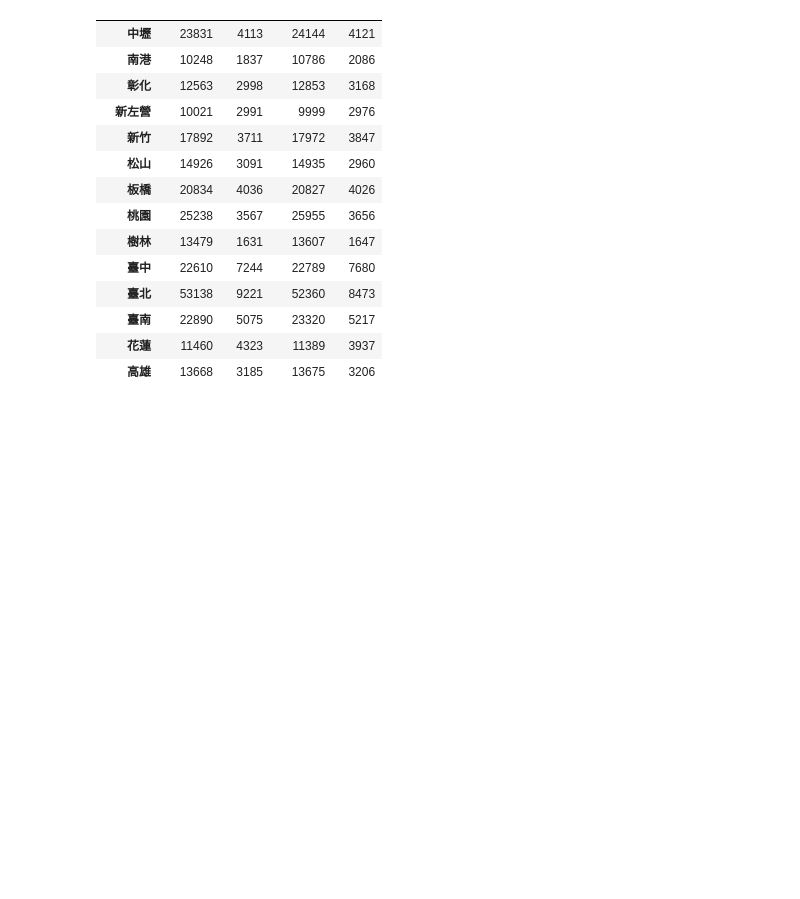
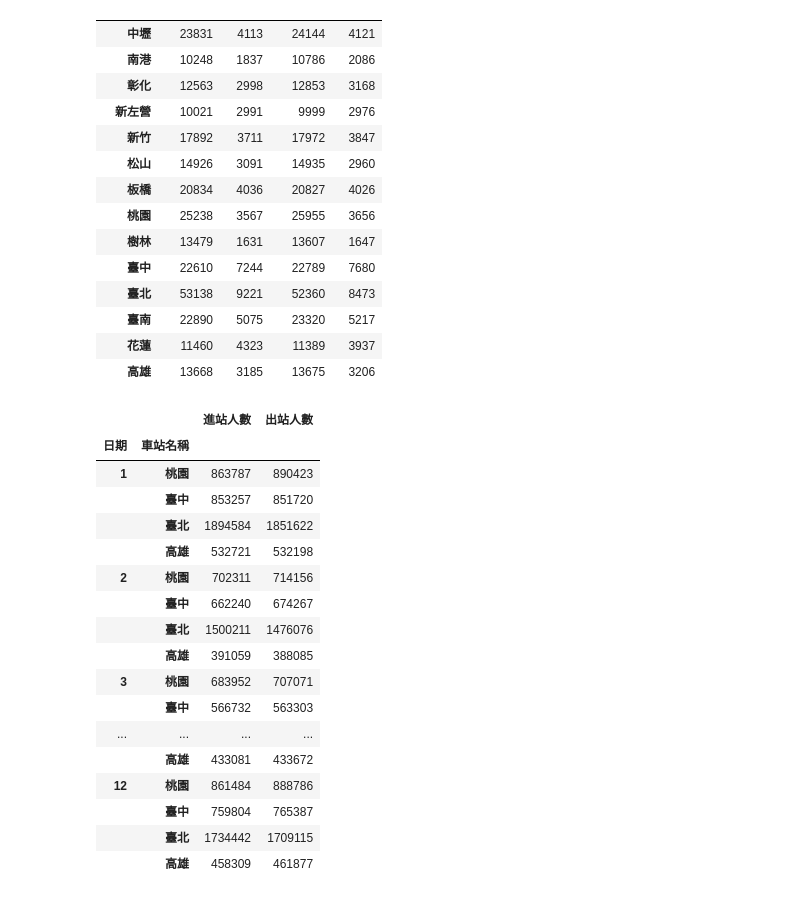
Before and after one commit to Eraylee27/2025_06_30, a Jupyter notebook: lesson20/lesson20_3.ipynb, the cells around one changed output. Drawn from its saved outputs; the diff is of its cells as text; code cells hidden in the pictures; blank space fills up the shorter version.

```diff
--- a/lesson20/lesson20_3.ipynb
+++ b/lesson20/lesson20_3.ipynb
@@ -114,3 +114,30 @@ result
 | 臺南 | 22890 | 5075 | 23320 | 5217 |
 | 花蓮 | 11460 | 4323 | 11389 | 3937 |
 | 高雄 | 13668 | 3185 | 13675 | 3206 |
+# %%
+merged_df_2020.head()
+stations = ['臺北','桃園','高雄','臺中']
+#取出特定車站的資料
+df3 = merged_df_2020[merged_df_2020['車站名稱'].isin(stations)]
+
+#依據月份進行統計
+df3.groupby([df3.index.month,'車站名稱'])[['進站人數', '出站人數']].sum()
+# %% [output]
+|  |  | 進站人數 | 出站人數 |
+| 日期 | 車站名稱 |  |  |
+| 1 | 桃園 | 863787 | 890423 |
+|  | 臺中 | 853257 | 851720 |
+|  | 臺北 | 1894584 | 1851622 |
+|  | 高雄 | 532721 | 532198 |
+| 2 | 桃園 | 702311 | 714156 |
+|  | 臺中 | 662240 | 674267 |
+|  | 臺北 | 1500211 | 1476076 |
+|  | 高雄 | 391059 | 388085 |
+| 3 | 桃園 | 683952 | 707071 |
+|  | 臺中 | 566732 | 563303 |
+| ... | ... | ... | ... |
+|  | 高雄 | 433081 | 433672 |
+| 12 | 桃園 | 861484 | 888786 |
+|  | 臺中 | 759804 | 765387 |
+|  | 臺北 | 1734442 | 1709115 |
+|  | 高雄 | 458309 | 461877 |
```
Also changed, not shown: parts of 1 cell of this notebook, 2 other files.
